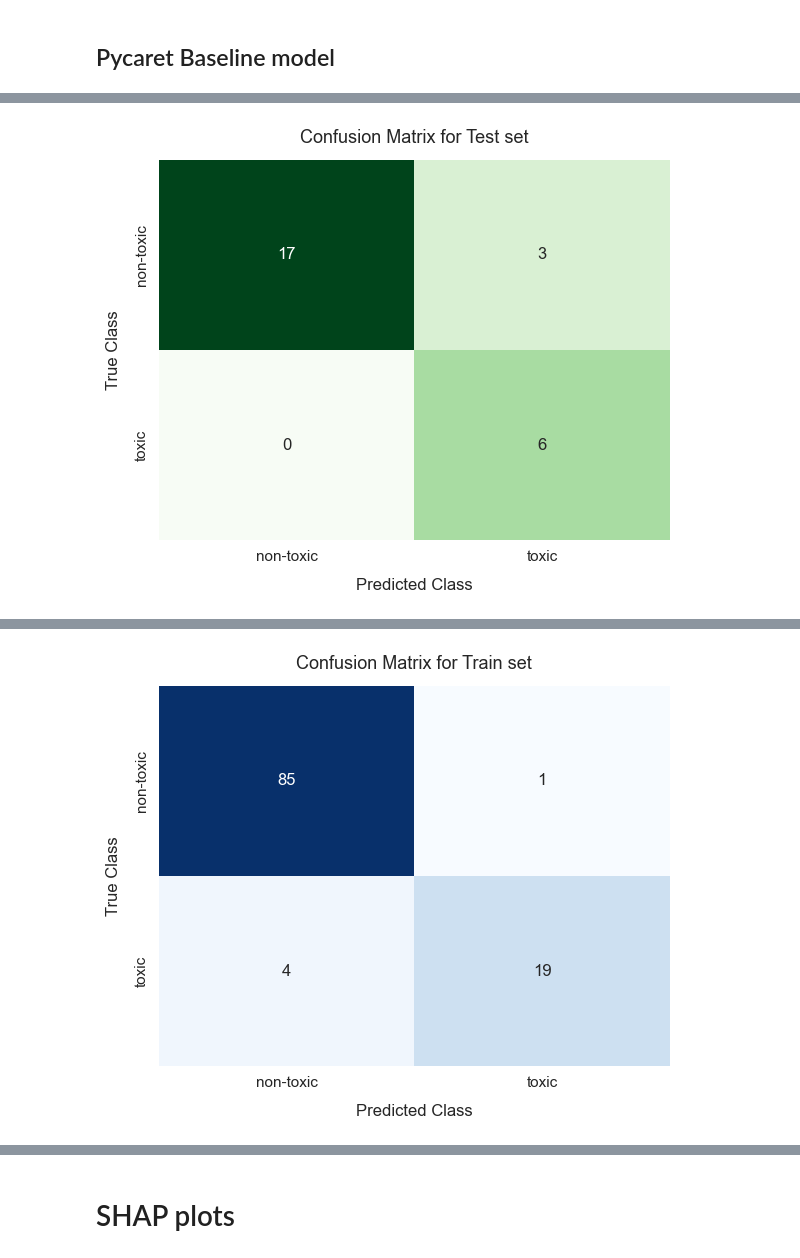
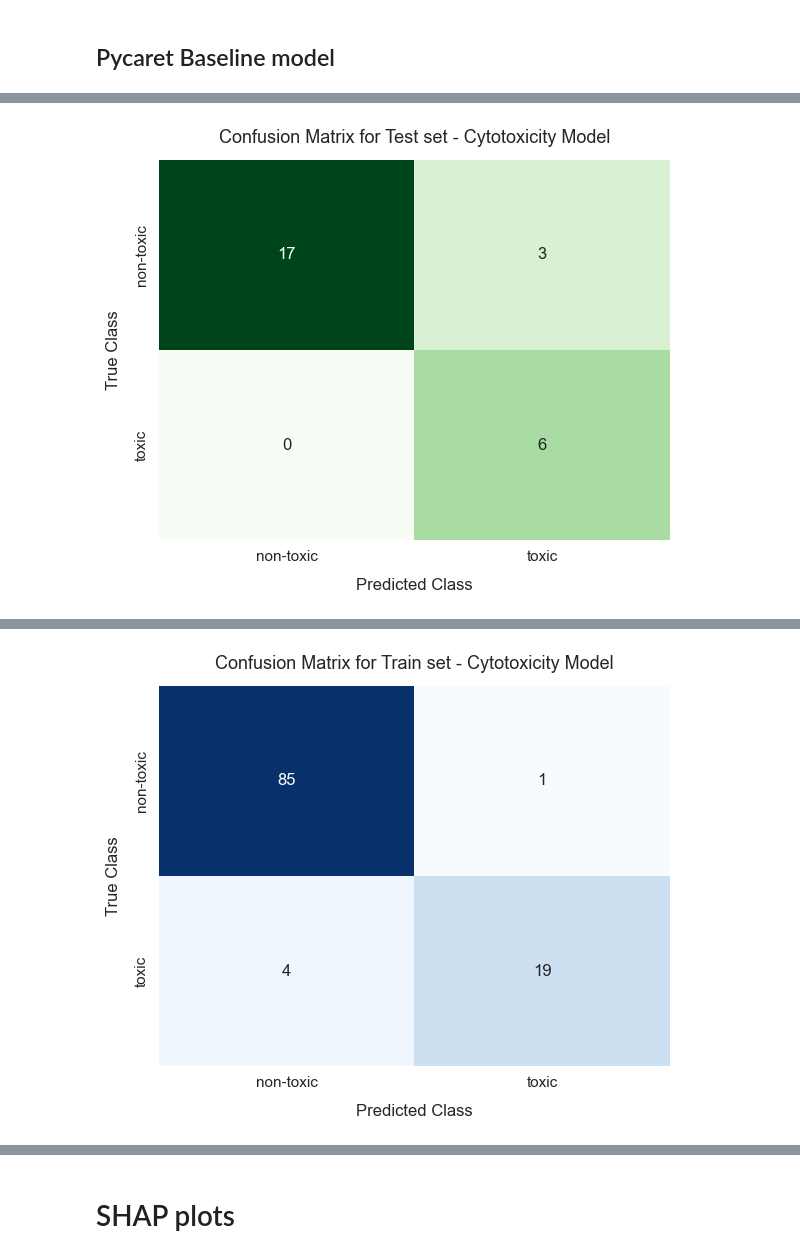
Before and after one commit to Alexangelo92/Cytotoxicity_mdpi, a Jupyter notebook: cytotoxicity_rf_classifier_MDPI_no outliers.ipynb, the cells around one changed output, grey strips where cells are left out. Cells and saved outputs as stored; diff of their text form; code cells hidden in the pictures.

```diff
--- a/cytotoxicity_rf_classifier_MDPI_no outliers.ipynb
+++ b/cytotoxicity_rf_classifier_MDPI_no outliers.ipynb
@@ -378,3 +406,8 @@ else:
     print("Outlier detection skipped.")
 # %% [output]
 Outlier detection skipped.
+# %%
+# Check the new categories
+for col in X_train.select_dtypes(include=[object]).columns.tolist():
+    print("\n")
+    print(X_train_clean[col].value_counts())
@@ -642,7 +695,7 @@ plt.show()
 # %% [markdown]
 ## Drop Unnecessary Features
 # %%
-feature_to_drop = mi_scores_series.keys()[-1] # get the feature with the lowest MI score
-X_train_clean = X_train_clean.drop(columns=feature_to_drop)
-X_test_clean  = X_test_clean.drop(columns=feature_to_drop)
-print(f"Drop feature: {feature_to_drop}")
+# feature_to_drop = mi_scores_series.keys()[-1] # get the feature with the lowest MI score
+# X_train_clean = X_train_clean.drop(columns=feature_to_drop)
+# X_test_clean  = X_test_clean.drop(columns=feature_to_drop)
+# print(f"Drop feature: {feature_to_drop}")
@@ -887,38 +949,38 @@ predict_model(tuned_model)
 def plot_confusion_matrix(cm, title, color):
     plt.figure(figsize=(6, 5))
     ax = sns.heatmap(cm, annot=True, fmt='d', cmap=color, cbar=False)
 
     classes = sorted(y_train_clean.unique())
     ax.set_xticklabels(classes, fontsize=11)
     ax.set_yticklabels(classes, fontsize=11)
     # Remove tick marks and spines
     ax.tick_params(which='both', bottom=False, left=False)
     for spine in ax.spines.values():
         spine.set_visible(False)
     ax.set_xlabel('Predicted Class', fontsize=12, labelpad=10)
     ax.set_ylabel('True Class', fontsize=12, labelpad=10)
     ax.set_title(title, fontsize=13, pad=12)
     plt.tight_layout()
     # plt.savefig(f'{title.replace(" ", "_").lower()}.png', dpi=600, bbox_inches='tight')
     # plt.show()
     plt.show()
 
 predictions = predict_model(tuned_model, data=X_test_clean_ad)
 
 X_test_pred = predictions['prediction_label']  # predicted classes
 cm_test = confusion_matrix(y_test_clean_ad, X_test_pred)
-plot_confusion_matrix(cm_test, 'Confusion Matrix for Test set', 'Greens')
+plot_confusion_matrix(cm_test, 'Confusion Matrix for Test set - Cytotoxicity Model', 'Greens')
 
 # Same for train
 train_predictions = predict_model(tuned_model, data=X_train_clean)
 X_train_pred = train_predictions['prediction_label']
 cm_train = confusion_matrix(y_train_clean, X_train_pred)
-plot_confusion_matrix(cm_train, 'Confusion Matrix for Train set', 'Blues')
+plot_confusion_matrix(cm_train, 'Confusion Matrix for Train set - Cytotoxicity Model', 'Blues')
 # %% [output]
 [interactive output not drawn]
-[figure, old version]
+[figure, new version]
 [interactive output not drawn]
-[figure, old version]
+[figure, new version]
 # %%
 plot_model(tuned_model)
 # %% [output]
```
Also changed, not shown: parts of 17 cells of this notebook.
